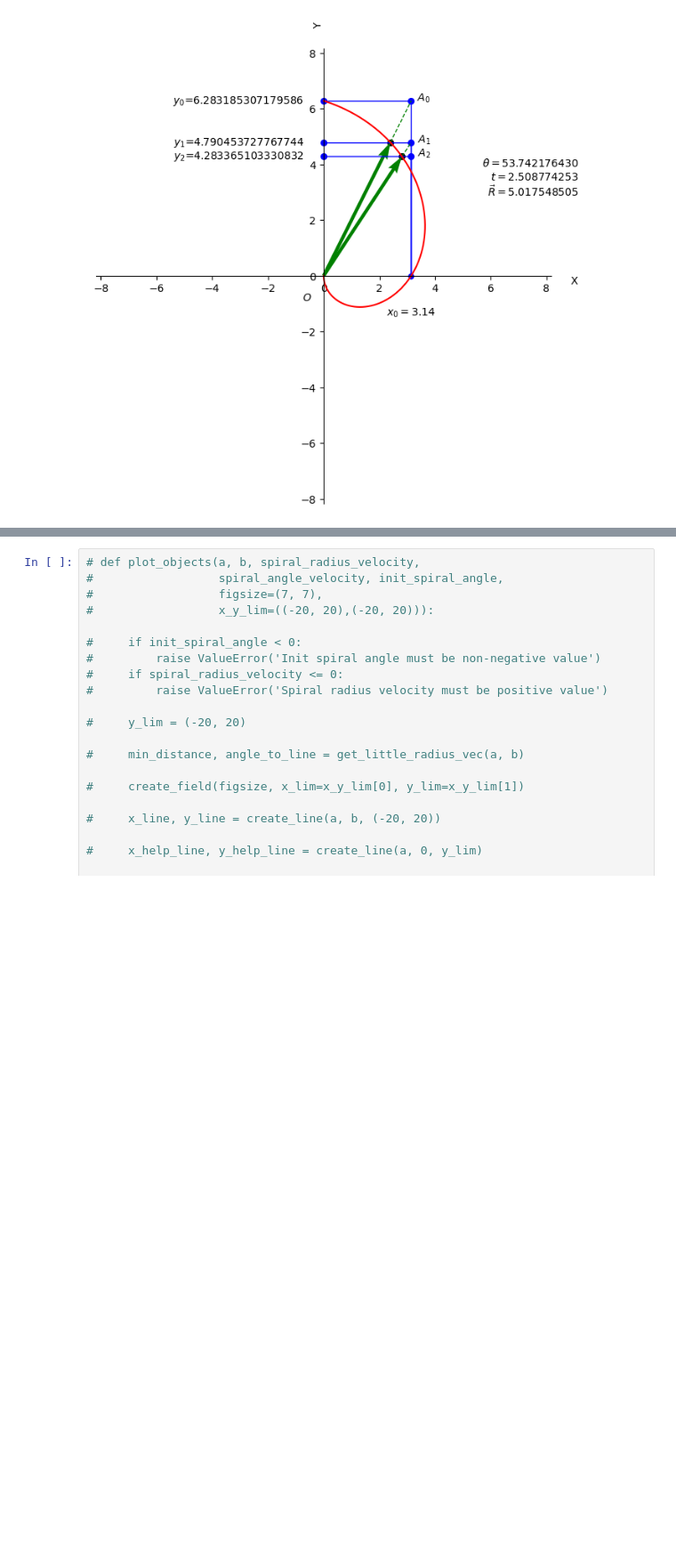
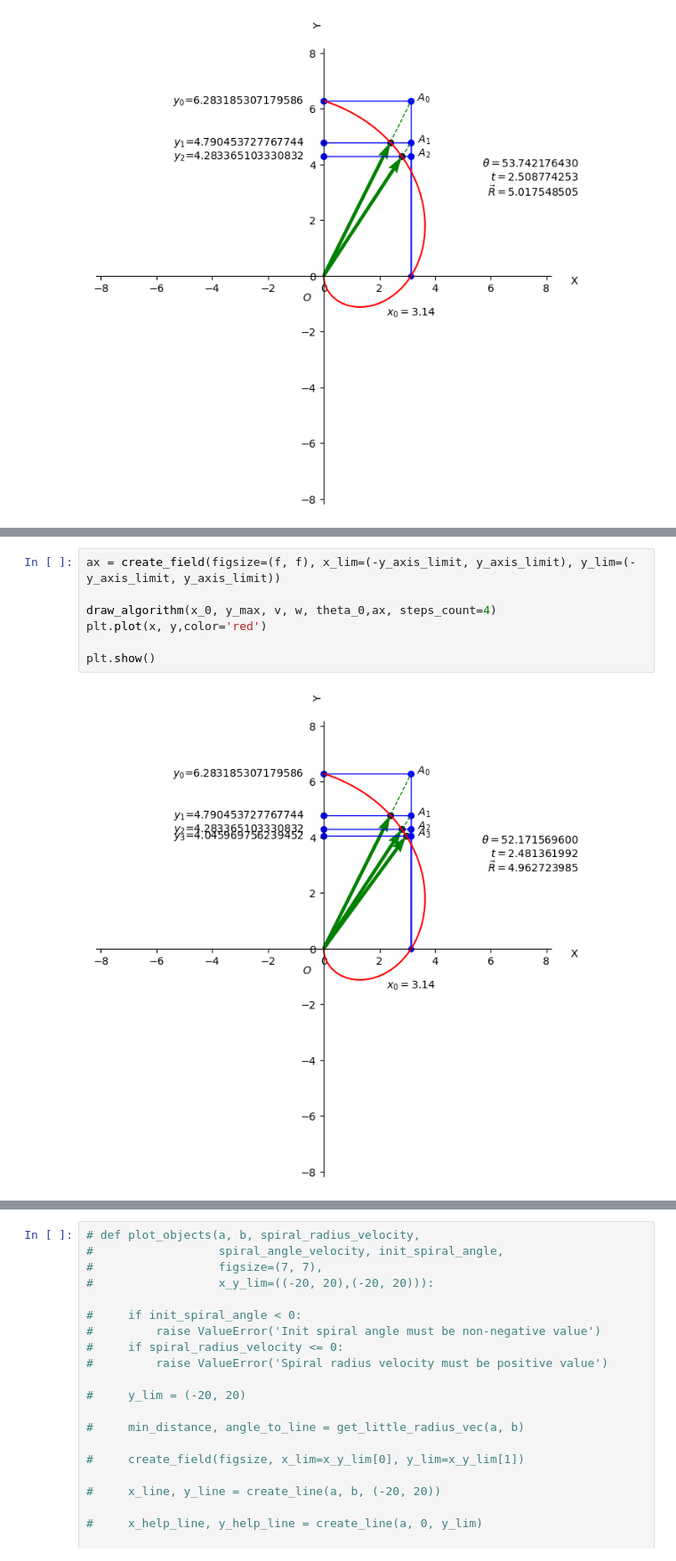
Before and after one commit to Kiril-Lazarov/Intersection-points-between-a-line-and-a-spiral, a Jupyter notebook: Intersection between a line and a spiral.ipynb, the cells around one changed output, grey strips where cells are left out. Shown at 89% size. Drawn from its saved outputs; the diff is of its cells as text; blank space fills up the shorter version.

Commit message:
Start nth step section

```diff
--- a/Intersection between a line and a spiral.ipynb
+++ b/Intersection between a line and a spiral.ipynb
@@ -234,0 +237,9 @@ The above graph shows the new position of the radius vector as a function of the
+# %%
+ax = create_field(figsize=(f, f), x_lim=(-y_axis_limit, y_axis_limit), y_lim=(-y_axis_limit, y_axis_limit))
+
+draw_algorithm(x_0, y_max, v, w, theta_0,ax, steps_count=4)
+plt.plot(x, y,color='red')
+
+plt.show()
+# %% [output]
+[figure, added]
```
Also changed, not shown: parts of 4 cells of this notebook.
